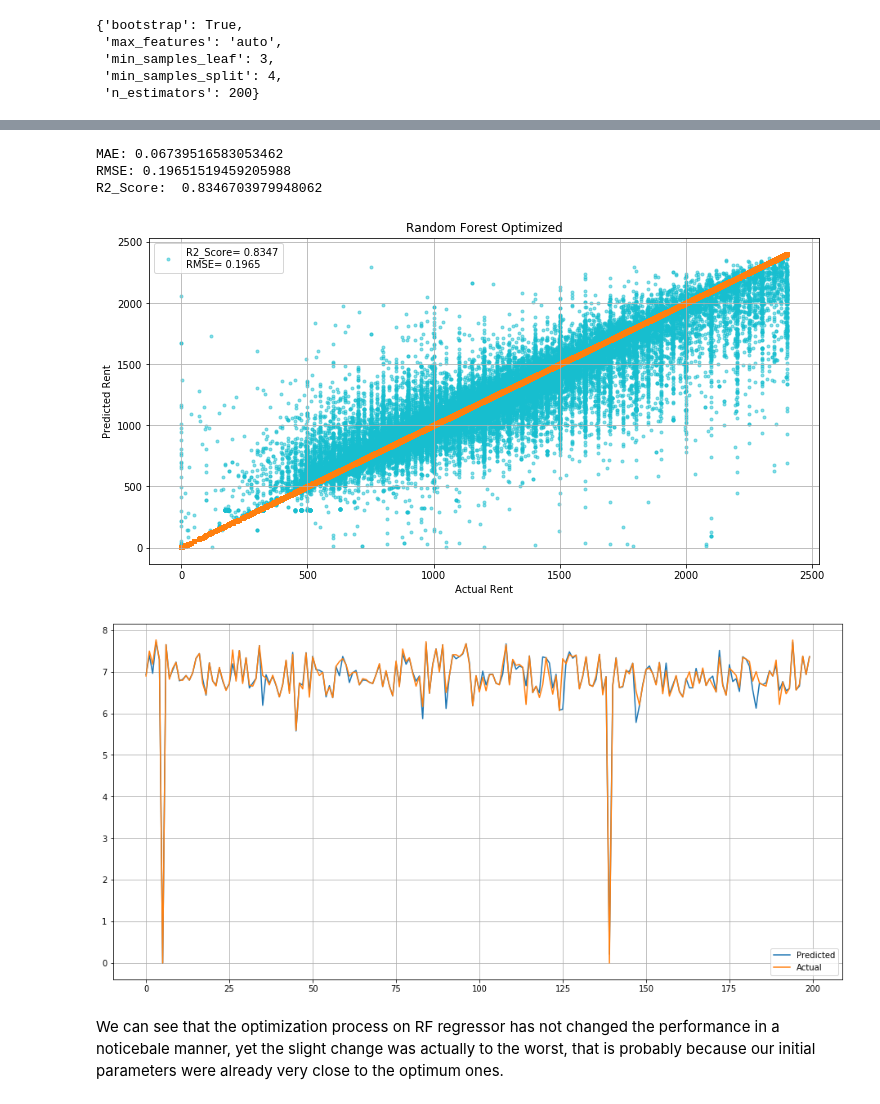
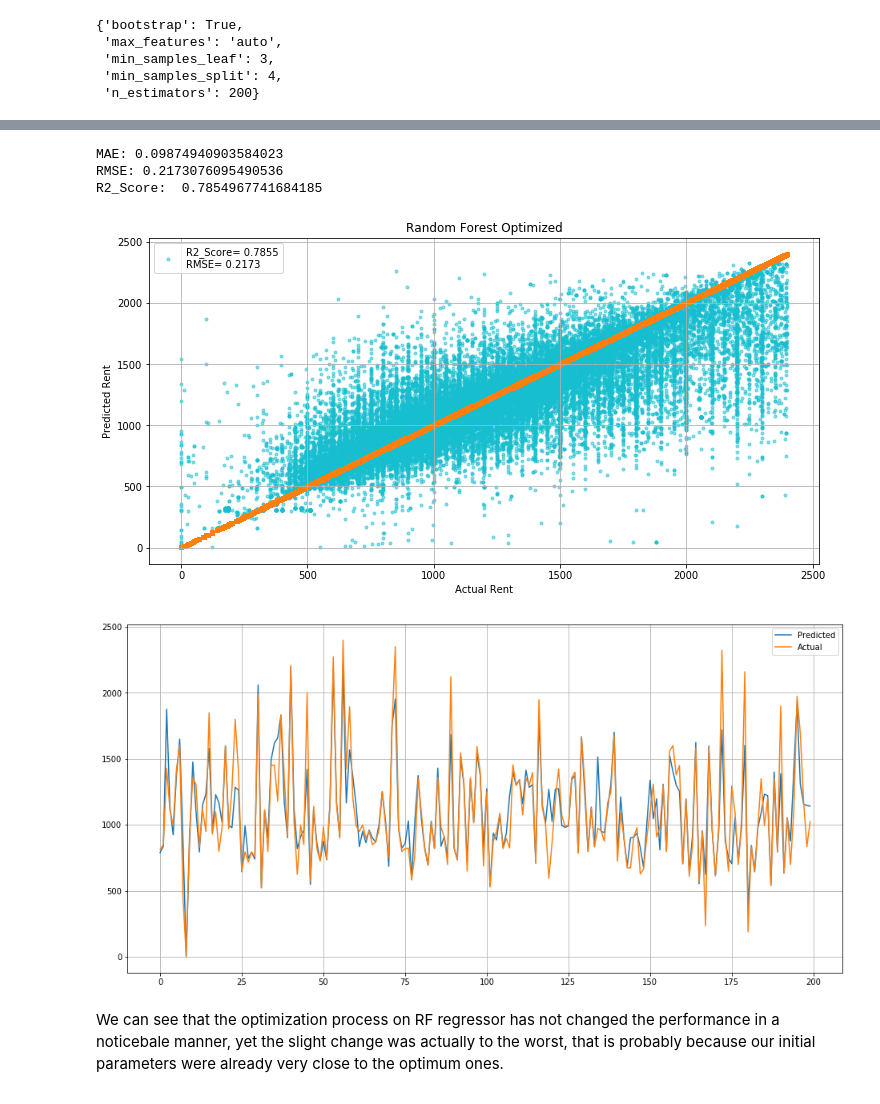
Before and after one commit to rekib0023/House-Rent-Prediction-Pipeline-Overview, a Jupyter notebook: Step-3 Model Building.ipynb, the cells around one changed output, grey strips where cells are left out. Saved outputs shown, nothing was run; the diff lists cells and outputs as text; code cells hidden in the pictures.

```diff
--- a/Step-3 Model Building.ipynb
+++ b/Step-3 Model Building.ipynb
@@ -289,7 +263,7 @@ print('MAE:', metrics.mean_absolute_error(y_test, rf_grid_predictions))
 print('RMSE:', np.sqrt(metrics.mean_squared_error(y_test, rf_grid_predictions)))
 print('R2_Score: ', metrics.r2_score(y_test, rf_grid_predictions))
 
-pred = pd.DataFrame(data={'Predicted_Rent': np.exp(rf_grid_predictions), 'Actual_Rent': np.exp(y_test)})
+pred = pd.DataFrame(data={'Predicted_Rent': np.expm1(rf_grid_predictions), 'Actual_Rent': np.expm1(y_test)})
 
 fig = plt.figure(figsize=(12, 6))
 ax1 = fig.add_subplot(111)
@@ -307,20 +281,20 @@ plt.title('Random Forest Optimized')
 plt.grid()
 plt.show()
 # %% [output]
-MAE: 0.06739516583053462
-RMSE: 0.19651519459205988
-R2_Score:  0.8346703979948062
+MAE: 0.09874940903584023
+RMSE: 0.2173076095490536
+R2_Score:  0.7854967741684185
-[figure, old version]
+[figure, new version]
 # %%
-test = pd.DataFrame({'Predicted':rf_grid_predictions,'Actual':y_test})
+test = pd.DataFrame({'Predicted':np.expm1(rf_grid_predictions),'Actual':np.expm1(y_test)})
 fig= plt.figure(figsize=(16,8))
 test = test.reset_index()
 test = test.drop(['index'],axis=1)
 plt.plot(test[:200])
 plt.legend(['Predicted','Actual'])
 plt.grid()
 # %% [output]
-[figure, old version]
+[figure, new version]
 # %% [markdown]
 We can see that the optimization process on RF regressor has not changed the performance in a noticebale manner, yet the slight change was actually to the worst, that is probably because our initial parameters were already very close to the optimum ones.
 # %% [markdown]
```
Also changed, not shown: parts of 18 cells of this notebook.
